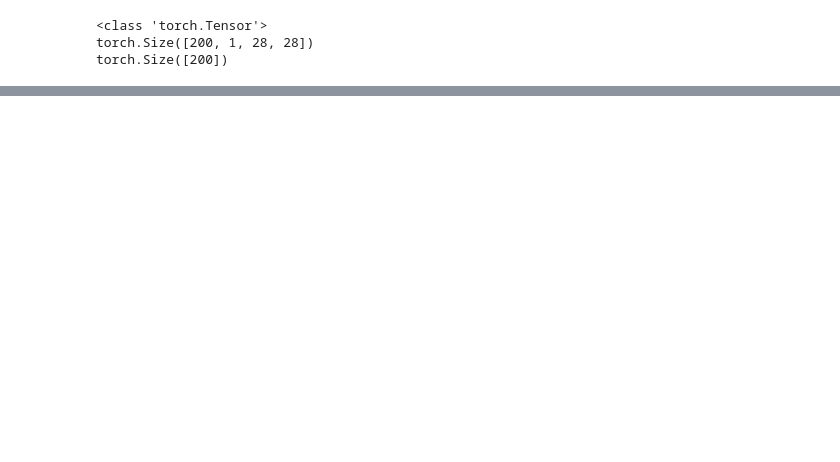
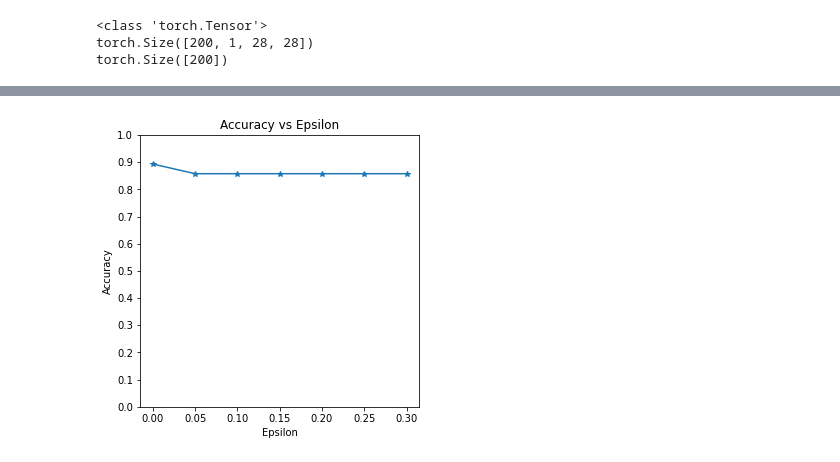
Before and after one commit to Rubinjo/adversarial-nn, a Jupyter notebook: main.ipynb, the cells around one changed output, grey strips where cells are left out. Saved outputs shown, nothing was run; the diff lists cells and outputs as text; code cells hidden in the pictures; blank space fills up the shorter version.

Commit message:
Added attacks Co-authored-by: Ruben <Rubinjo@users.noreply.github.com> Co-authored-by: Fritsz <Fritsz@users.noreply.github.com>

```diff
--- a/main.ipynb
+++ b/main.ipynb
@@ -179,0 +212,12 @@ plt.show()
+# %%
+path = "model/"
+if (USE_OWN_NN):
+    model = CNN()
+    model.load_state_dict(torch.load(path + "own_model.pth"))
+else:
+    model = resnet50()
+    model.conv1 = nn.Conv2d(1, 64, kernel_size=7, stride=2, padding=3,
+                               bias=False)
+    model.load_state_dict(torch.load(path + "resnet_model.pth"))
+model = model.to(device)
+model.eval()
@@ -179,0 +356,15 @@ plt.show()
+# %%
+EPSILONS = [0, .05, .1, .15, .2, .25, .3]
+# Choose from fgsm, pgd
+ATTACK = "pgd"
+
+accuracies = []
+examples = []
+
+test_loader = torch.utils.data.DataLoader(test_dataset, batch_size=1, shuffle=True)
+
+# Run test for each epsilon
+for eps in EPSILONS:
+    acc, ex = test(model, device, test_loader, eps, ATTACK)
+    accuracies.append(acc)
+    examples.append(ex)
@@ -179,0 +379,13 @@ plt.show()
+# %%
+import numpy as np
+
+plt.figure(figsize=(5,5))
+plt.plot(epsilons, accuracies, "*-")
+plt.yticks(np.arange(0, 1.1, step=0.1))
+plt.xticks(np.arange(0, .35, step=0.05))
+plt.title("Accuracy vs Epsilon")
+plt.xlabel("Epsilon")
+plt.ylabel("Accuracy")
+plt.show()
+# %% [output]
+[figure, added]
```
Also changed, not shown: parts of 12 cells of this notebook.
